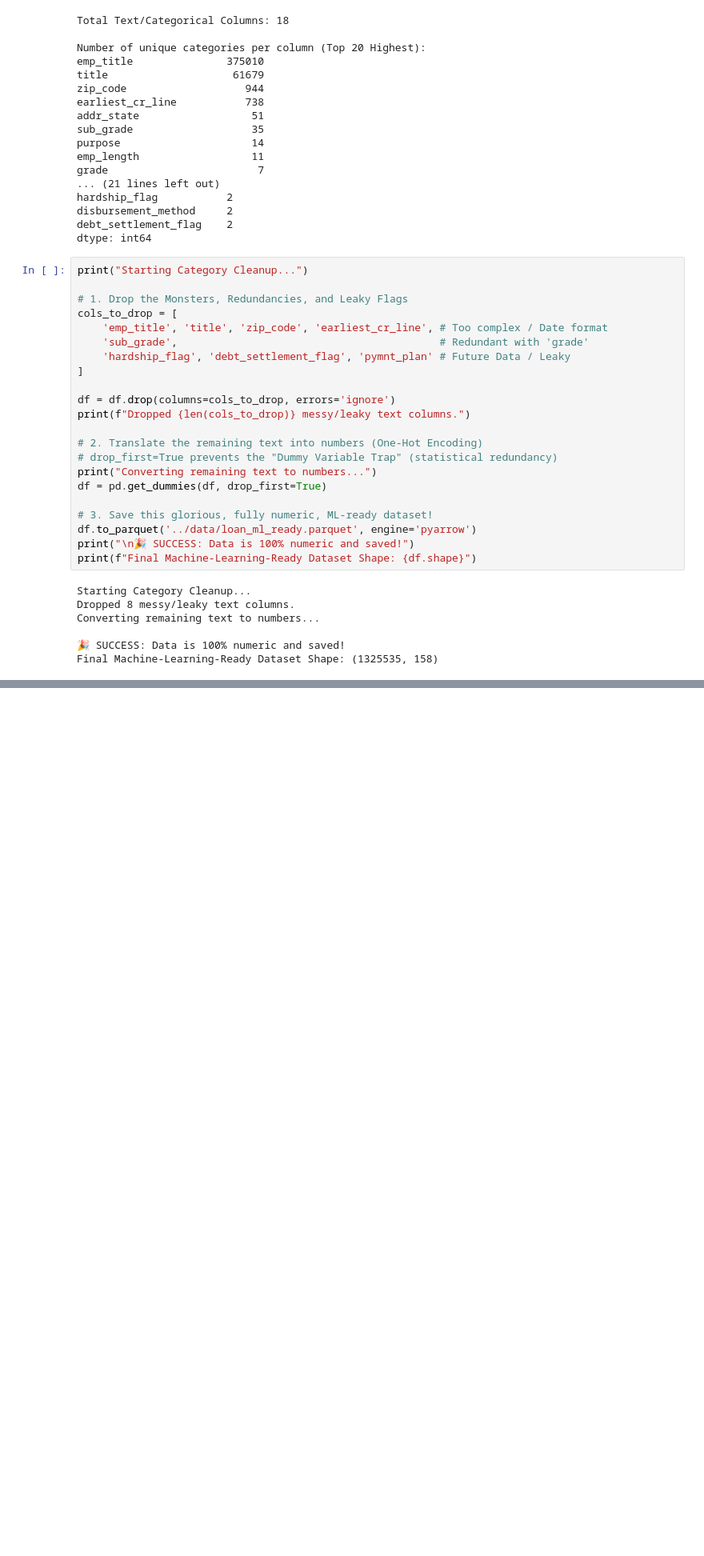
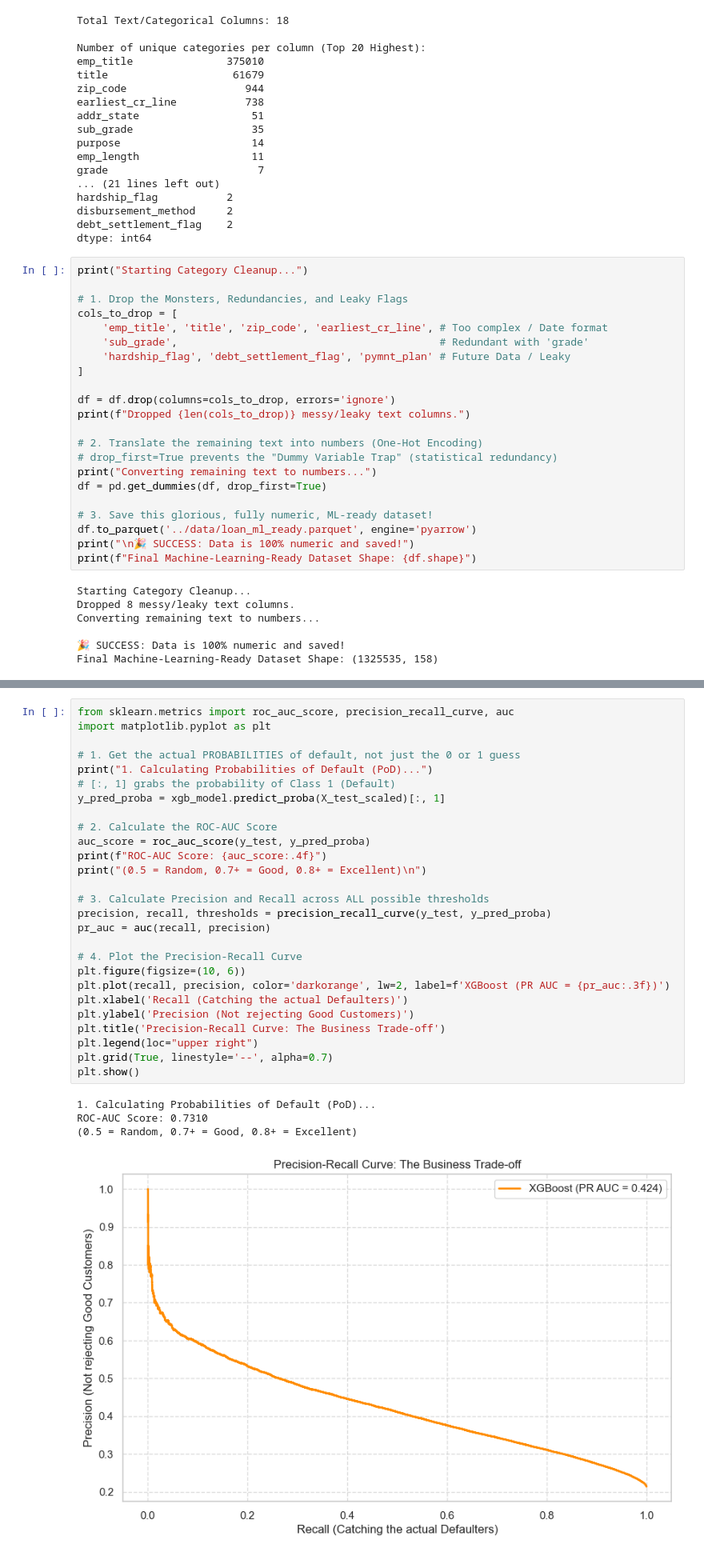
Before and after one commit to MOSES-007/Credit-Risk-Classification-with-Real-World-Banking-Data, a Jupyter notebook: notebooks/01_Data_Exploration.ipynb, the cells around one changed output, grey strips where cells are left out. Shown at 80% size. Saved outputs shown, nothing was run; the diff lists cells and outputs as text; blank space fills up the shorter version.

Commit message:
feat: train champion xgboost model, evaluate roc-auc, and export pipeline to app folder

```diff
--- a/notebooks/01_Data_Exploration.ipynb
+++ b/notebooks/01_Data_Exploration.ipynb
@@ -382,0 +489,32 @@ Final Machine-Learning-Ready Dataset Shape: (1325535, 158)
+# %%
+from sklearn.metrics import roc_auc_score, precision_recall_curve, auc
+import matplotlib.pyplot as plt
+
+# 1. Get the actual PROBABILITIES of default, not just the 0 or 1 guess
+print("1. Calculating Probabilities of Default (PoD)...")
+# [:, 1] grabs the probability of Class 1 (Default)
+y_pred_proba = xgb_model.predict_proba(X_test_scaled)[:, 1]
+
+# 2. Calculate the ROC-AUC Score
+auc_score = roc_auc_score(y_test, y_pred_proba)
+print(f"ROC-AUC Score: {auc_score:.4f}")
+print("(0.5 = Random, 0.7+ = Good, 0.8+ = Excellent)\n")
+
+# 3. Calculate Precision and Recall across ALL possible thresholds
+precision, recall, thresholds = precision_recall_curve(y_test, y_pred_proba)
+pr_auc = auc(recall, precision)
+
+# 4. Plot the Precision-Recall Curve
+plt.figure(figsize=(10, 6))
+plt.plot(recall, precision, color='darkorange', lw=2, label=f'XGBoost (PR AUC = {pr_auc:.3f})')
+plt.xlabel('Recall (Catching the actual Defaulters)')
+plt.ylabel('Precision (Not rejecting Good Customers)')
+plt.title('Precision-Recall Curve: The Business Trade-off')
+plt.legend(loc="upper right")
+plt.grid(True, linestyle='--', alpha=0.7)
+plt.show()
+# %% [output]
+1. Calculating Probabilities of Default (PoD)...
+ROC-AUC Score: 0.7310
+(0.5 = Random, 0.7+ = Good, 0.8+ = Excellent)
+[figure, added]
```
Also changed, not shown: parts of 3 cells of this notebook, 4 other files.
